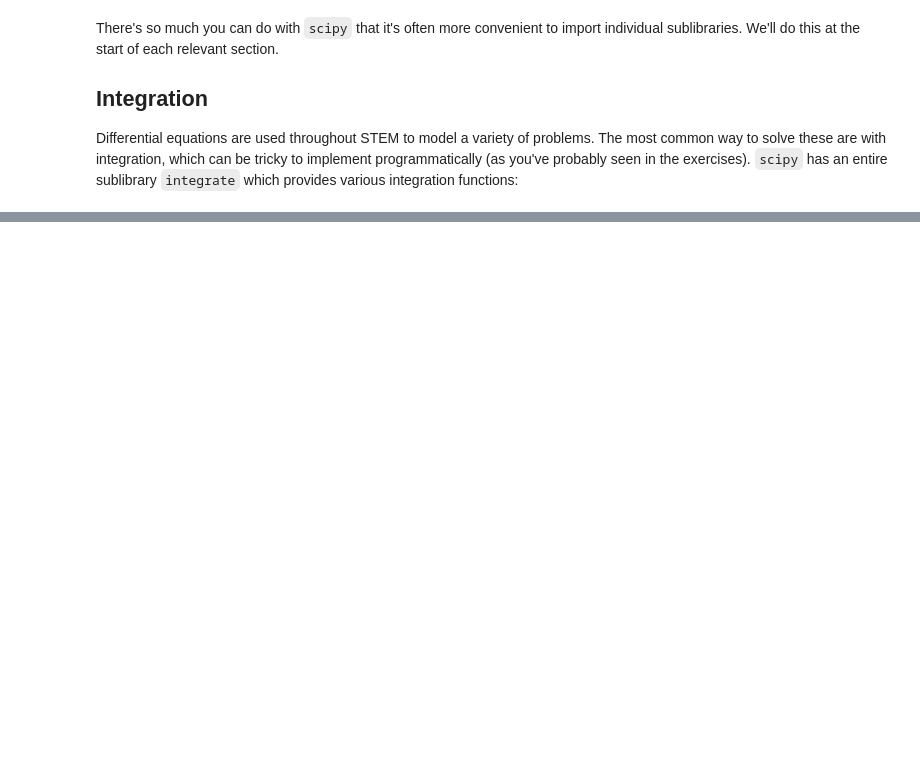
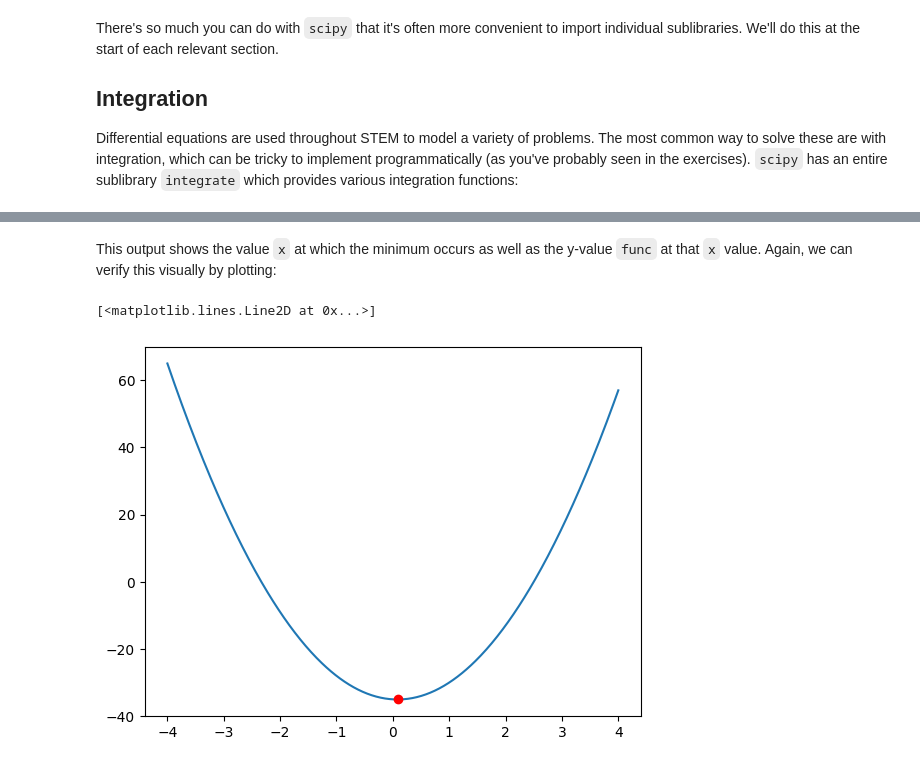
Before and after one commit to acorreia61201/SAOPythonPrimer, a Jupyter notebook: lectures/Lecture8.ipynb, the cells around one changed output, grey strips where cells are left out. Saved outputs shown, nothing was run; the diff lists cells and outputs as text; code cells hidden in the pictures; blank space fills up the shorter version.

```diff
--- a/lectures/Lecture8.ipynb
+++ b/lectures/Lecture8.ipynb
@@ -34,0 +43,7 @@ from scipy import integrate
+# %%
+def func(x):
+    return x*x
+
+a, b = (0, 1) # bounds of integration
+result = integrate.quad(func, a, b)
+result
@@ -34,0 +272,6 @@ from scipy import integrate
+# %%
+def func(x):
+    return 6*x*x - x - 35
+
+root1 = optimize.root(func, -2)
+root1
@@ -34,0 +333,3 @@ from scipy import integrate
+# %%
+vertex = optimize.minimize(func, 0)
+vertex
@@ -34,0 +347,9 @@ from scipy import integrate
+# %% [markdown]
+This output shows the value `x` at which the minimum occurs as well as the y-value `func` at that `x` value. Again, we can verify this visually by plotting:
+# %%
+x_vals = np.linspace(-4, 4, 500)
+plt.plot(x_vals, func(x_vals)) # the parabola
+plt.plot(vertex.x, vertex.fun, 'ro') # the minimum value,
+# %% [output]
+[<matplotlib.lines.Line2D at 0x...>]
+[figure, added]
```
Also changed, not shown: parts of 63 cells of this notebook.
